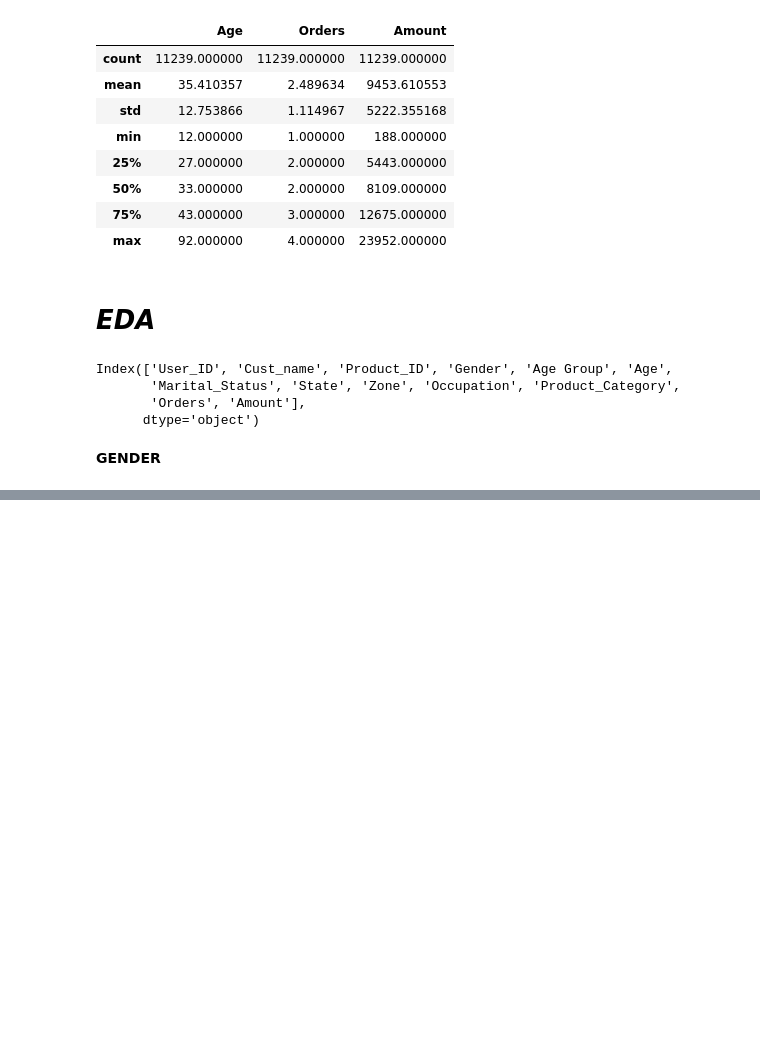
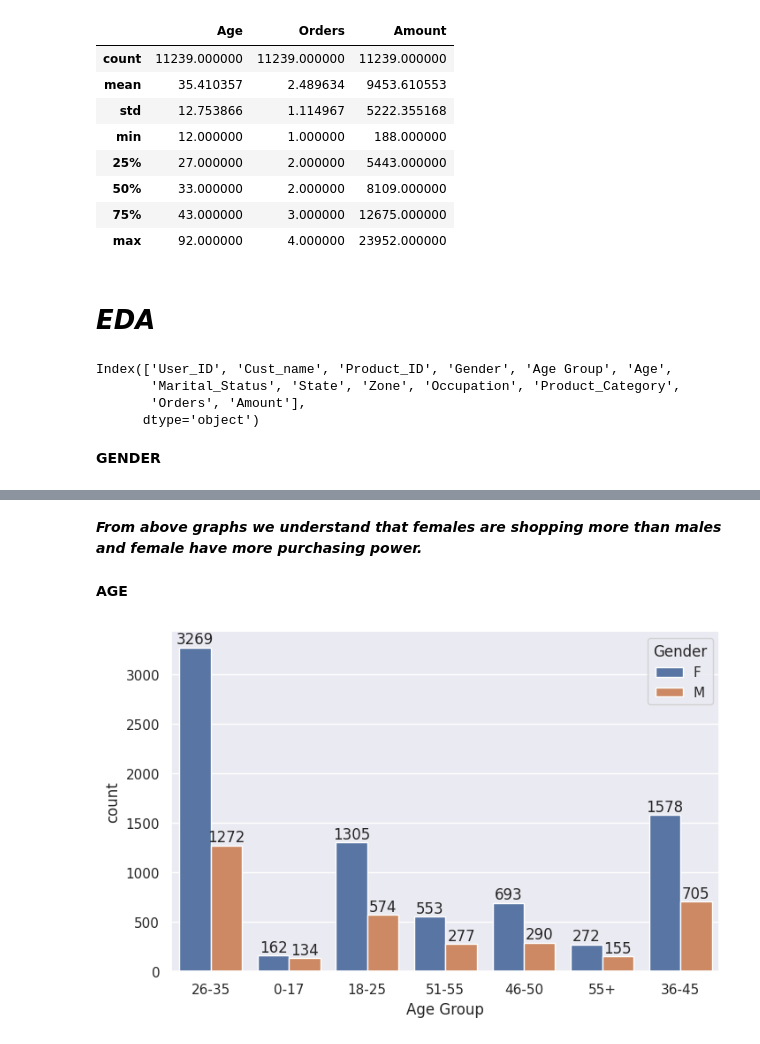
Before and after one commit to riddhi-speaks/Diwali-sales-Eexploratory-Data-AnalysisProject-EDA, a Jupyter notebook: diwali_sales.ipynb, the cells around one changed output, grey strips where cells are left out. Saved outputs shown, nothing was run; the diff lists cells and outputs as text; code cells hidden in the pictures; blank space fills up the shorter version.

```diff
--- a/diwali_sales.ipynb
+++ b/diwali_sales.ipynb
@@ -156,0 +161,10 @@ AttributeError: ignored
+# %% [markdown]
+***From above graphs we understand that females are shopping more than males and female have more purchasing power.***
+# %% [markdown]
+**AGE**
+# %%
+ax = sns.countplot(x = 'Age Group', data= df, hue ='Gender')
+for bars in ax.containers:
+  ax.bar_label(bars)
+# %% [output]
+[figure, added]
```
Also changed, not shown: parts of 25 cells of this notebook.
